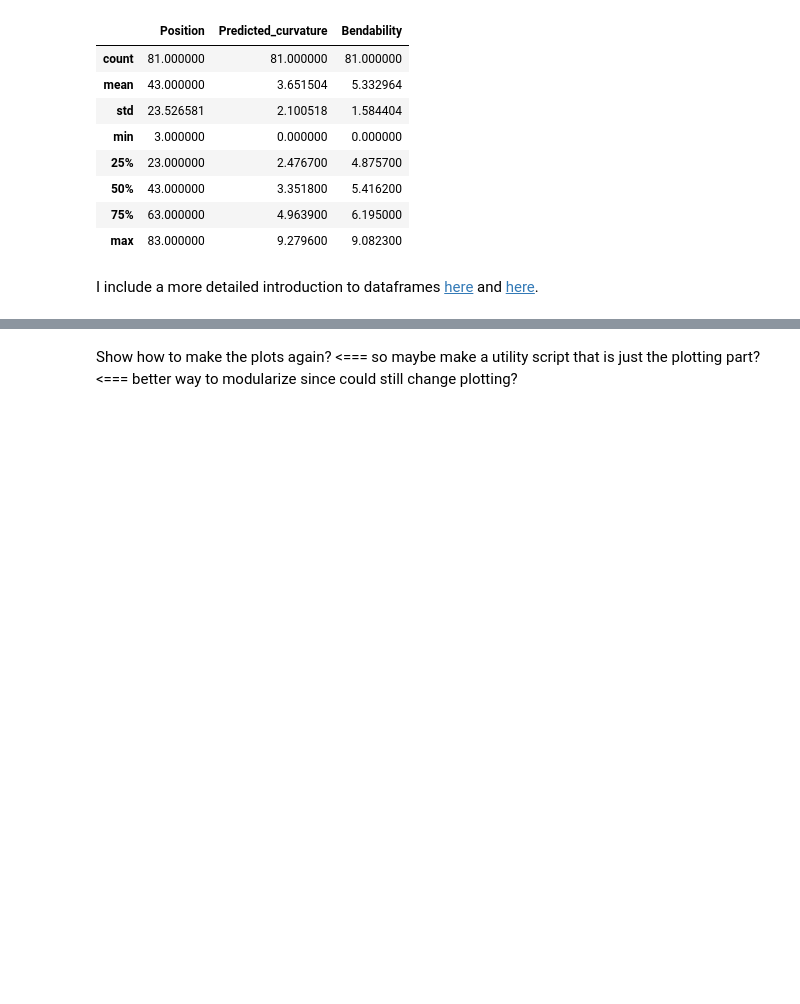
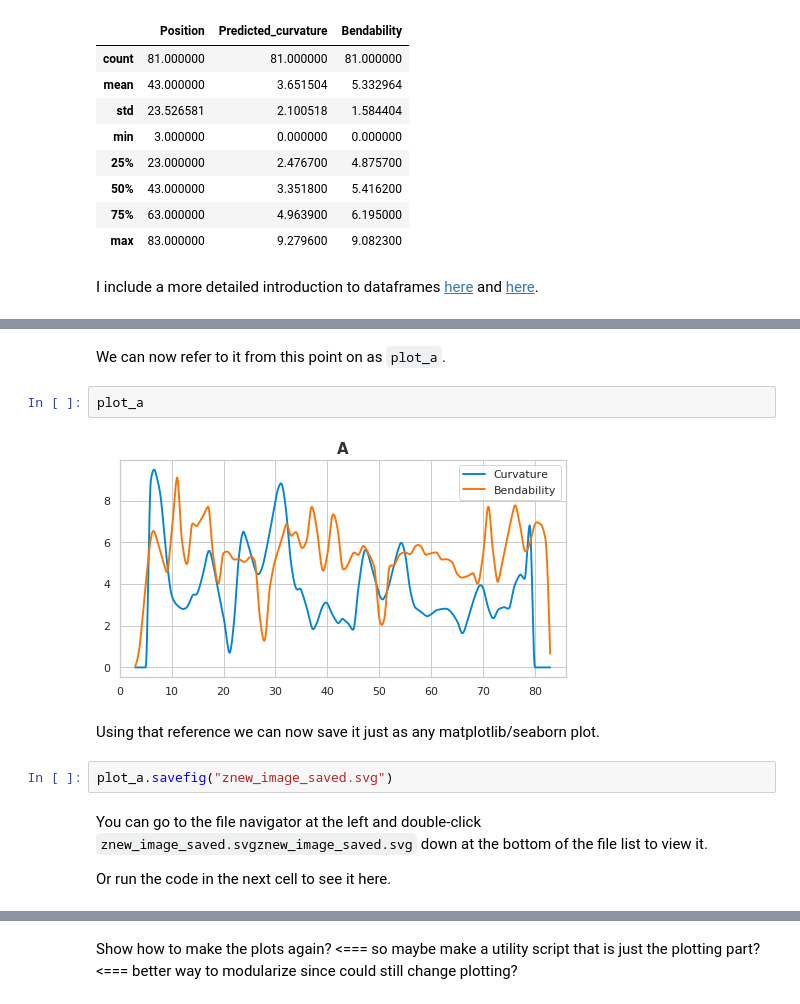
Before and after one commit to fomightez/bendit-binder, a Jupyter notebook: Accessing_and_reviewing_the_bendit_results.ipynb, the cells around one changed output, grey strips where cells are left out. Cells and saved outputs as stored; diff of their text form; blank space fills up the shorter version.

```diff
--- a/Accessing_and_reviewing_the_bendit_results.ipynb
+++ b/Accessing_and_reviewing_the_bendit_results.ipynb
@@ -277,0 +326,14 @@ I include a more detailed introduction to dataframes [here](https://nbviewer.jup
+# %% [markdown]
+We can now refer to it from this point on as `plot_a`.
+# %%
+plot_a
+# %% [output]
+[figure, added]
+# %% [markdown]
+Using that reference we can now save it just as any matplotlib/seaborn plot.
+# %%
+plot_a.savefig("znew_image_saved.svg")
+# %% [markdown]
+You can go to the file navigator at the left and double-click `znew_image_saved.svgznew_image_saved.svg` down at the bottom of the file list to view it.
+
+Or run the code in the next cell to see it here.
```
Also changed, not shown: parts of 27 cells of this notebook.
